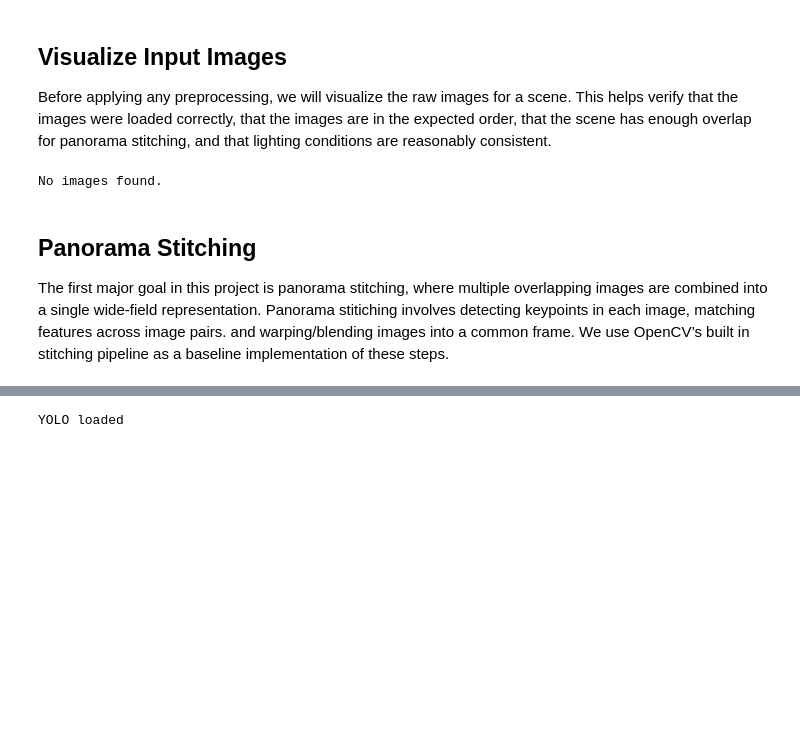
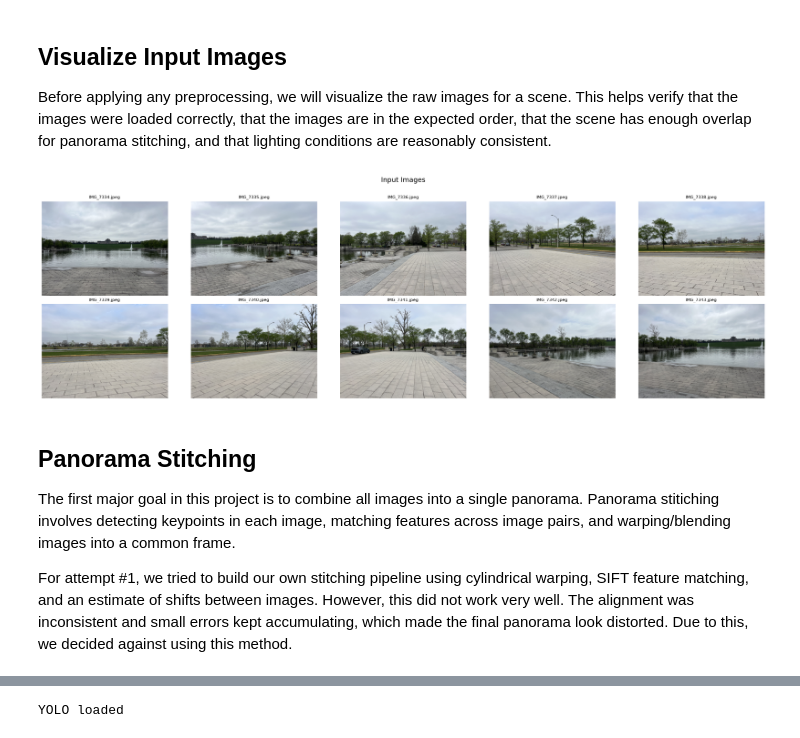
Before and after one commit to tiff123poof/Computer-Vision-Final-Project, a Jupyter notebook: main.ipynb, the cells around one changed output, grey strips where cells are left out. Cells and saved outputs as stored; diff of their text form; code cells hidden in the pictures; blank space fills up the shorter version.

```diff
--- a/main.ipynb
+++ b/main.ipynb
@@ -50,7 +66,9 @@ def save_image(path, img):
 In this section, we load the input images for one scene. These images should come from the same location, have substantial overlap, and be captured while rotating the camera gradually around the scene. This overlap is necessary for panorama stitching, since the algorithm relies on shared visual features between adjacent images.
 # %%
 scene_folder = "data/scene1"
+
 images = load_images(scene_folder)
-
-print(f"Loaded {len(images)} images from {scene_folder}")
+print(f"Loaded {len(images)} images from '{scene_folder}'")
+for path, img in images:
+    print(f"  {os.path.basename(path)}  {img.shape[1]}x{img.shape[0]}")
 # %% [output]
@@ -61,14 +90,27 @@ Loaded 0 images from data/scene1
 Before applying any preprocessing, we will visualize the raw images for a scene. This helps verify that the images were loaded correctly, that the images are in the expected order, that the scene has enough overlap for panorama stitching, and that lighting conditions are reasonably consistent.
 # %%
 if len(images) == 0:
-    print("No images found.")
+    print("No images found: check the scene_folder path.")
 else:
-    num_to_show = min(4, len(images))
-    for path, img in images[:num_to_show]:
-        display_image(img, title=os.path.basename(path), figsize=(8, 5))
+    num_cols = 5
+    num_show = min(len(images), 10)
+    num_rows = math.ceil(num_show / num_cols)
+    fig, axes = plt.subplots(num_rows, num_cols, figsize=(4 * num_cols, 3 * num_rows))
+    axes = np.array(axes).flatten()
+    for i in range(len(axes)):
+        if i < num_show:
+            path, img = images[i]
+            axes[i].imshow(cv2.cvtColor(img, cv2.COLOR_BGR2RGB))
+            axes[i].set_title(os.path.basename(path), fontsize=8)
+        axes[i].axis("off")
+    plt.suptitle("Input Images", fontsize=13, y=1.01)
+    plt.tight_layout()
+    plt.show()
 # %% [output]
-No images found.
+[figure, added]
 # %% [markdown]
 ## Panorama Stitching
 
-The first major goal in this project is panorama stitching, where multiple overlapping images are combined into a single wide-field representation. Panorama stitiching involves detecting keypoints in each image, matching features across image pairs. and warping/blending images into a common frame. We use OpenCV’s built in stitching pipeline as a baseline implementation of these steps.
+The first major goal in this project is to combine all images into a single panorama. Panorama stitiching involves detecting keypoints in each image, matching features across image pairs, and warping/blending images into a common frame.
+
+For attempt #1, we tried to build our own stitching pipeline using cylindrical warping, SIFT feature matching, and an estimate of shifts between images. However, this did not work very well. The alignment was inconsistent and small errors kept accumulating, which made the final panorama look distorted. Due to this, we decided against using this method.
```
Also changed, not shown: parts of 31 cells of this notebook.
